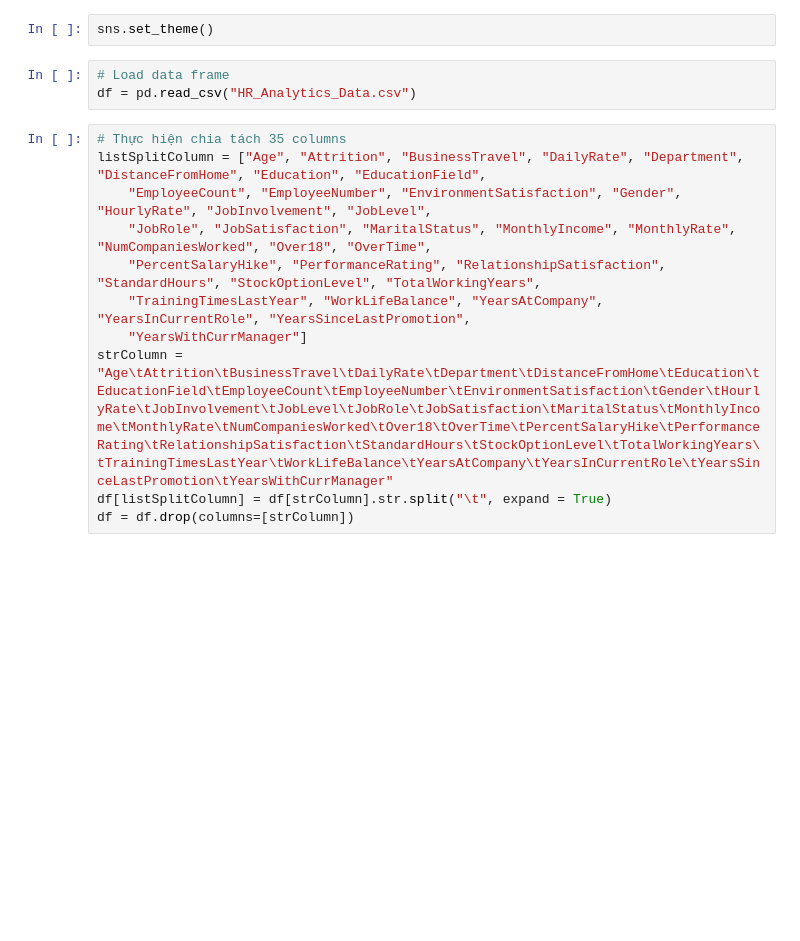
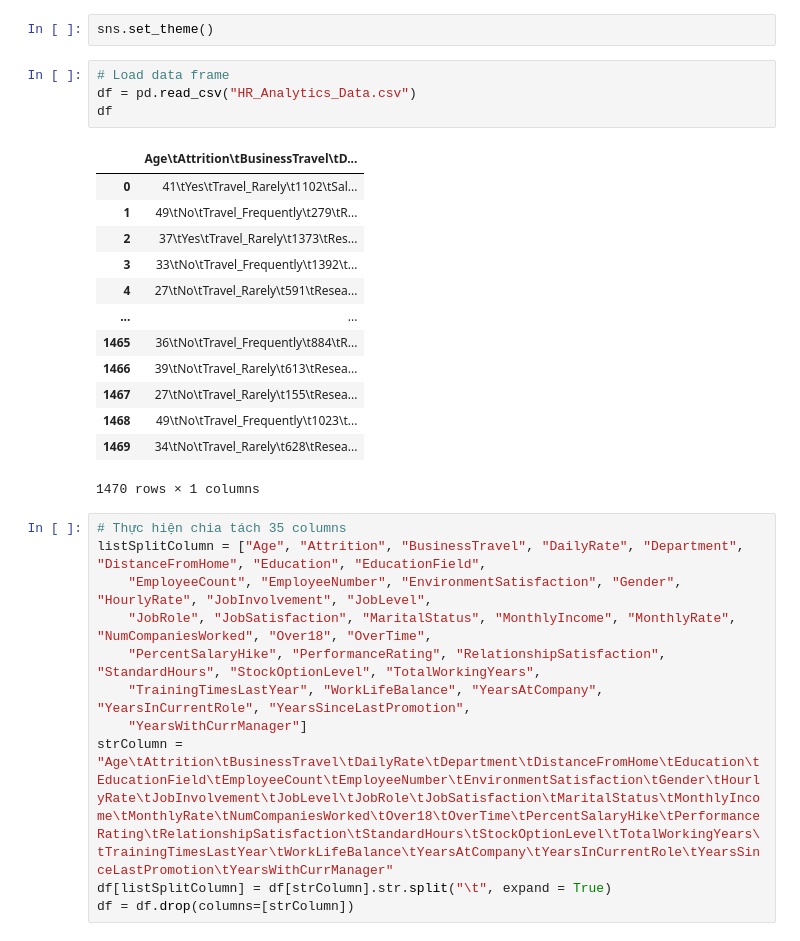
Before and after one commit to daominhthuan42/mindx-data-analytics-bootcamp, a Jupyter notebook: 00_MODULE_1/FINAL_PROJECT/02_PYTHON/FINAL_PROJECT.ipynb, the cells around one changed output. Saved outputs shown, nothing was run; the diff lists cells and outputs as text; blank space fills up the shorter version.

```diff
--- a/00_MODULE_1/FINAL_PROJECT/02_PYTHON/FINAL_PROJECT.ipynb
+++ b/00_MODULE_1/FINAL_PROJECT/02_PYTHON/FINAL_PROJECT.ipynb
@@ -23,6 +23,21 @@ sns.set_theme()
 # %%
 # Load data frame
 df = pd.read_csv("HR_Analytics_Data.csv")
+df
+# %% [output]
+|  | Age\tAttrition\tBusinessTravel\tD... |
+| 0 | 41\tYes\tTravel_Rarely\t1102\tSal... |
+| 1 | 49\tNo\tTravel_Frequently\t279\tR... |
+| 2 | 37\tYes\tTravel_Rarely\t1373\tRes... |
+| 3 | 33\tNo\tTravel_Frequently\t1392\t... |
+| 4 | 27\tNo\tTravel_Rarely\t591\tResea... |
+| ... | ... |
+| 1465 | 36\tNo\tTravel_Frequently\t884\tR... |
+| 1466 | 39\tNo\tTravel_Rarely\t613\tResea... |
+| 1467 | 27\tNo\tTravel_Rarely\t155\tResea... |
+| 1468 | 49\tNo\tTravel_Frequently\t1023\t... |
+| 1469 | 34\tNo\tTravel_Rarely\t628\tResea... |
+1470 rows × 1 columns
 # %%
 # Thực hiện chia tách 35 columns
 listSplitColumn = ["Age", "Attrition", "BusinessTravel", "DailyRate", "Department", "DistanceFromHome", "Education", "EducationField",
```
Also changed, not shown: 2 other files.
